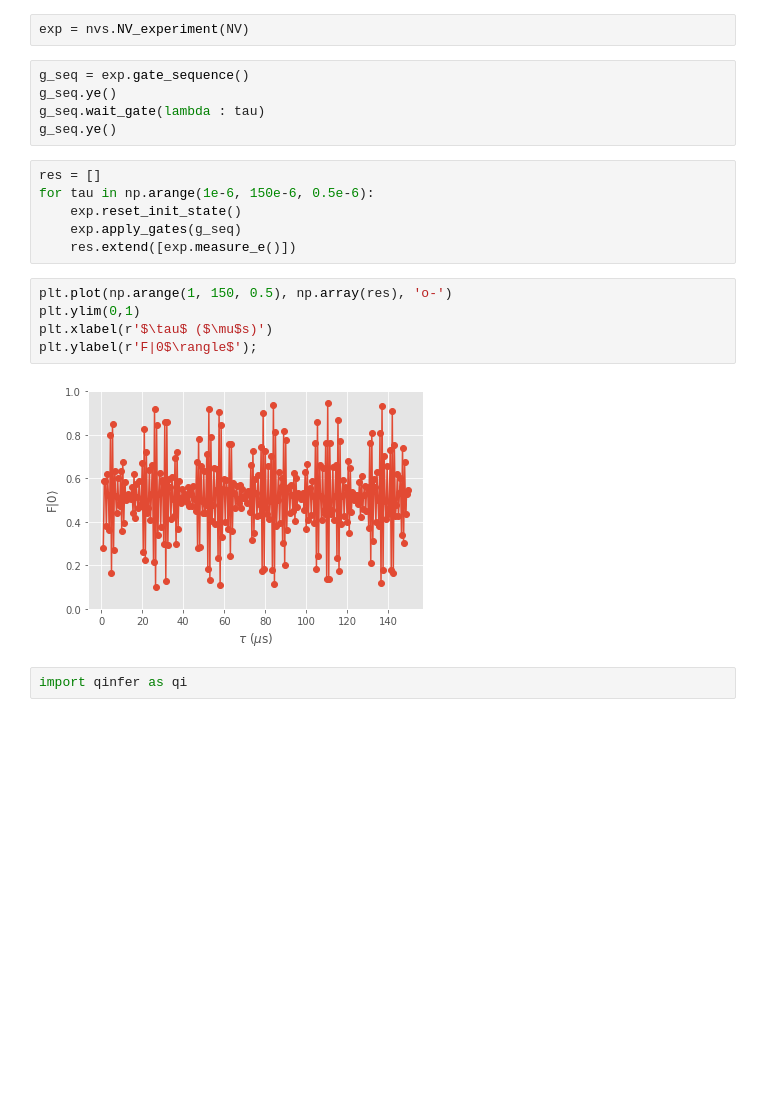
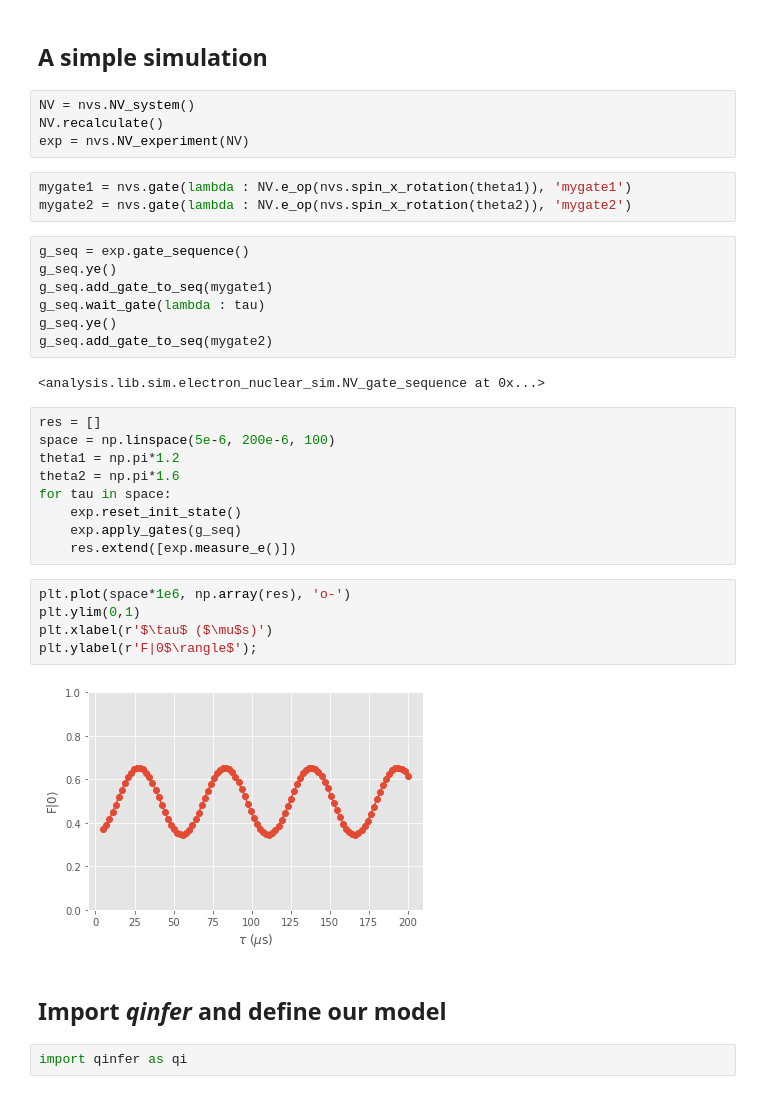
Before and after one commit to zaguros/analysis, a Jupyter notebook: notebooks/multi_node/qinfer-test.ipynb, the cells around one changed output. Cells and saved outputs as stored; diff of their text form; blank space fills up the shorter version.

Commit message:
some refactoring + qinfer demo

```diff
--- a/notebooks/multi_node/qinfer-test.ipynb
+++ b/notebooks/multi_node/qinfer-test.ipynb
@@ -13,23 +11,39 @@ NV.recalculate()
+# %% [markdown]
+## A simple simulation
 # %%
+NV = nvs.NV_system()
+NV.recalculate()
 exp = nvs.NV_experiment(NV)
+# %%
+mygate1 = nvs.gate(lambda : NV.e_op(nvs.spin_x_rotation(theta1)), 'mygate1')
+mygate2 = nvs.gate(lambda : NV.e_op(nvs.spin_x_rotation(theta2)), 'mygate2')
 # %%
 g_seq = exp.gate_sequence()
 g_seq.ye()
+g_seq.add_gate_to_seq(mygate1)
 g_seq.wait_gate(lambda : tau)
 g_seq.ye()
+g_seq.add_gate_to_seq(mygate2)
+# %% [output]
+<analysis.lib.sim.electron_nuclear_sim.NV_gate_sequence at 0x...>
 # %%
 res = []
-for tau in np.arange(1e-6, 150e-6, 0.5e-6):
+space = np.linspace(5e-6, 200e-6, 100)
+theta1 = np.pi*1.2
+theta2 = np.pi*1.6
+for tau in space:
     exp.reset_init_state()
     exp.apply_gates(g_seq)
     res.extend([exp.measure_e()])
 # %%
-plt.plot(np.arange(1, 150, 0.5), np.array(res), 'o-')
+plt.plot(space*1e6, np.array(res), 'o-')
 plt.ylim(0,1)
 plt.xlabel(r'$\tau$ ($\mu$s)')
 plt.ylabel(r'F|0$\rangle$');
 # %% [output]
-[figure, old version]
+[figure, new version]
+# %% [markdown]
+## Import _qinfer_ and define our model
 # %%
 import qinfer as qi
 # %%
```
Also changed, not shown: parts of 18 cells of this notebook, 1 other file.
